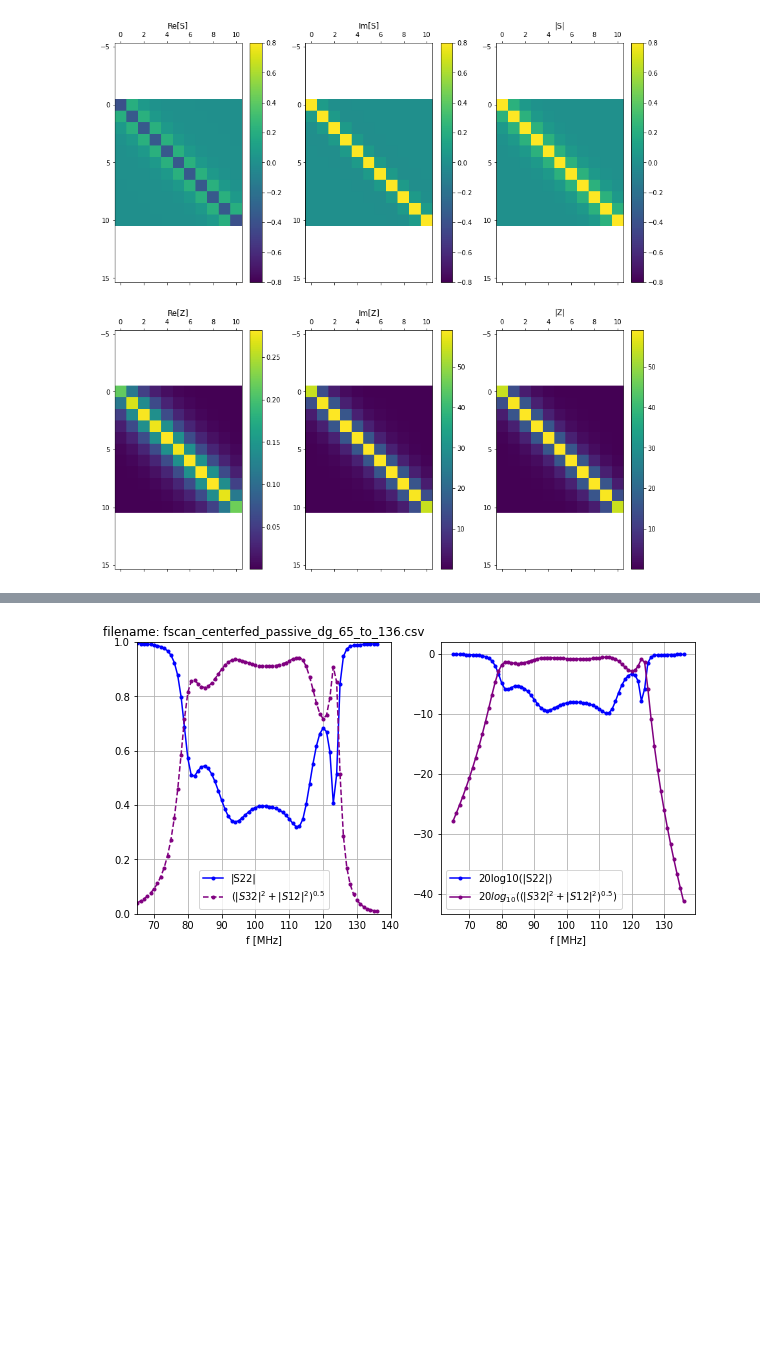
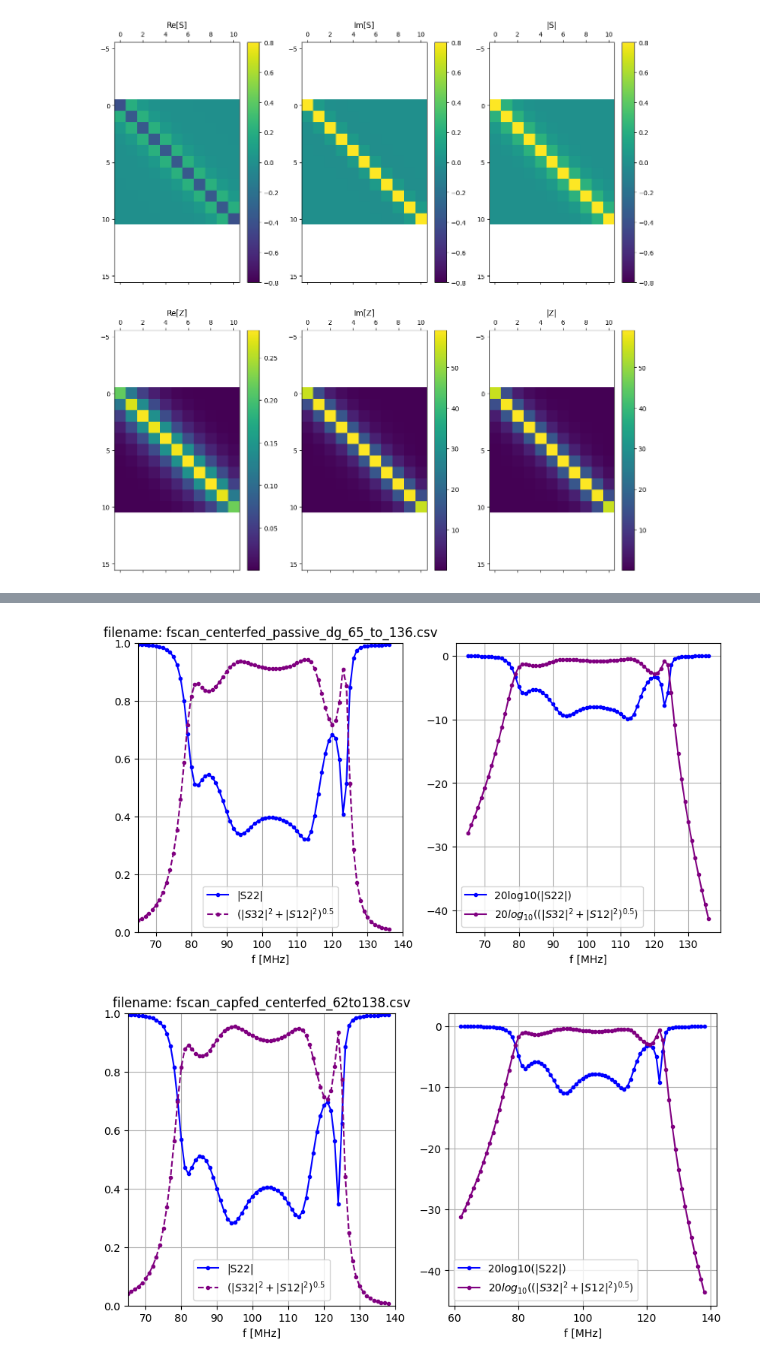
Before and after one commit to vandelij/TWA_circuit, a Jupyter notebook: TWA_Center_fed.ipynb, the cells around one changed output, grey strips where cells are left out. Cells and saved outputs as stored; diff of their text form; code cells hidden in the pictures; blank space fills up the shorter version.

```diff
--- a/TWA_Center_fed.ipynb
+++ b/TWA_Center_fed.ipynb
@@ -177,8 +200,8 @@ ax[1].grid()
 # %%
 fig, ax = plt.subplots(1,2, figsize=(10,5))
 
-ax[0].plot(fs, S22_sqr, label='|S22|', color='blue', marker='.')
-ax[0].plot(fs, S12_plus_32_sqr, label=r'$(|S32|^2 + |S12|^2)^{0.5}$', color='purple', marker='.', linestyle='--')
+ax[0].plot(fs, S22_abs, label='|S22|', color='blue', marker='.')
+ax[0].plot(fs, S12_plus_32_abs, label=r'$(|S32|^2 + |S12|^2)^{0.5}$', color='purple', marker='.', linestyle='--')
 ax[0].legend()
 ax[0].set_xlabel('f [MHz]')
 ax[0].grid()
@@ -192,4 +215,27 @@ ax[1].legend()
 ax[1].set_xlabel('f [MHz]')
 ax[1].grid()
 # %% [output]
-[figure, old version]
+[figure, new version]
+# %%
+filename= 'fscan_capfed_centerfed_62to138.csv'
+
+fs, S12_abs, S12_db, S22_abs, S22_db, S32_abs, S32_db, S12_plus_32_abs, S12_plus_32_db = get_fscan_data_centerfed(filename)
+
+fig, ax = plt.subplots(1,2, figsize=(10,5))
+
+ax[0].plot(fs, S22_abs, label='|S22|', color='blue', marker='.')
+ax[0].plot(fs, S12_plus_32_abs, label=r'$(|S32|^2 + |S12|^2)^{0.5}$', color='purple', marker='.', linestyle='--')
+ax[0].legend()
+ax[0].set_xlabel('f [MHz]')
+ax[0].grid()
+ax[0].set_title(f'filename: {filename}')
+ax[0].set_xlim(65, 140)
+ax[0].set_ylim(0, 1)
+
+ax[1].plot(fs, S22_db, label='20log10(|S22|)', color='blue', marker='.')
+ax[1].plot(fs, S12_plus_32_db, label=r'$20log_{10}((|S32|^2 + |S12|^2)^{0.5})$', color='purple', marker='.')
+ax[1].legend()
+ax[1].set_xlabel('f [MHz]')
+ax[1].grid()
+# %% [output]
+[figure, added]
```
Also changed, not shown: parts of 9 cells of this notebook, 7 other files.
